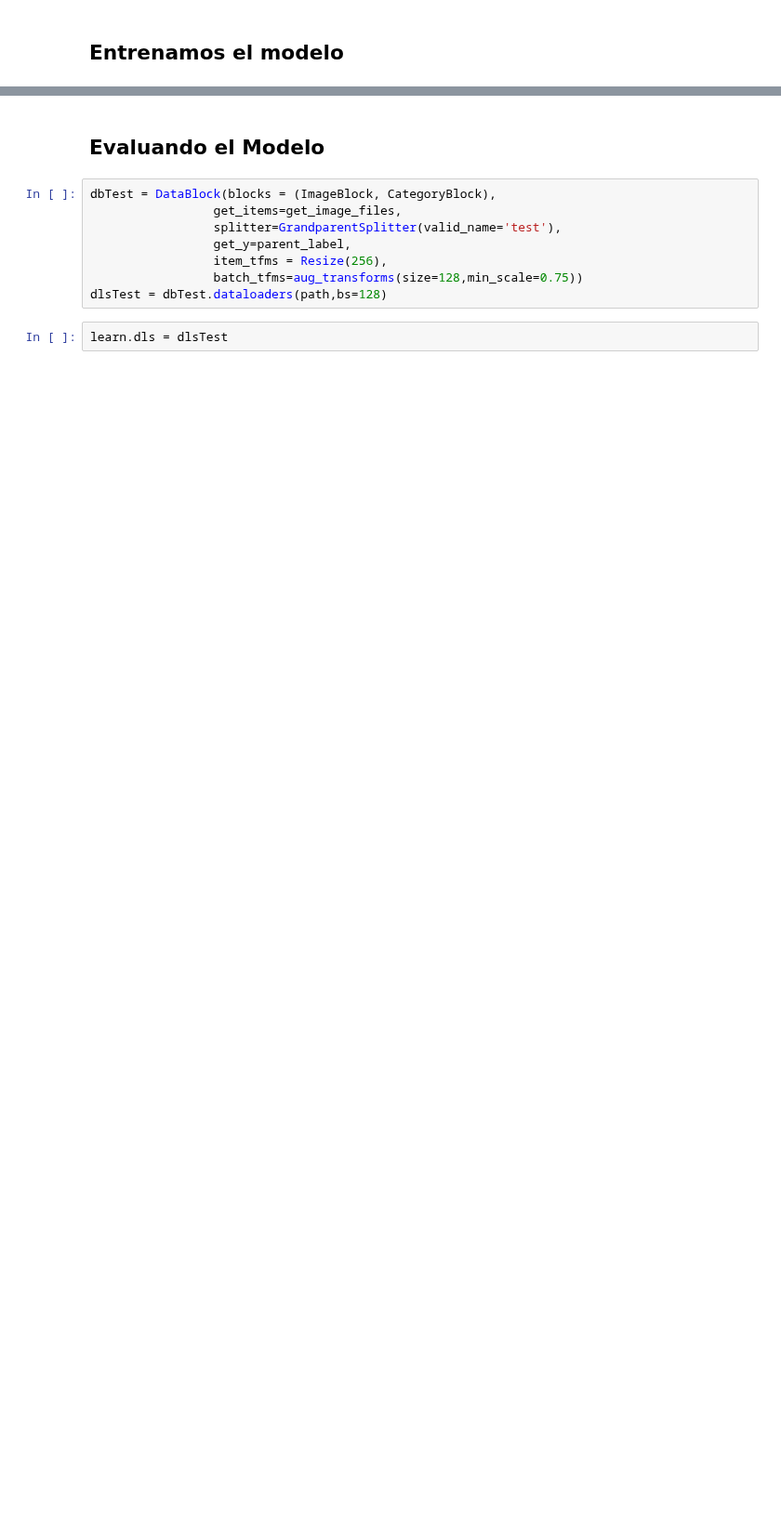
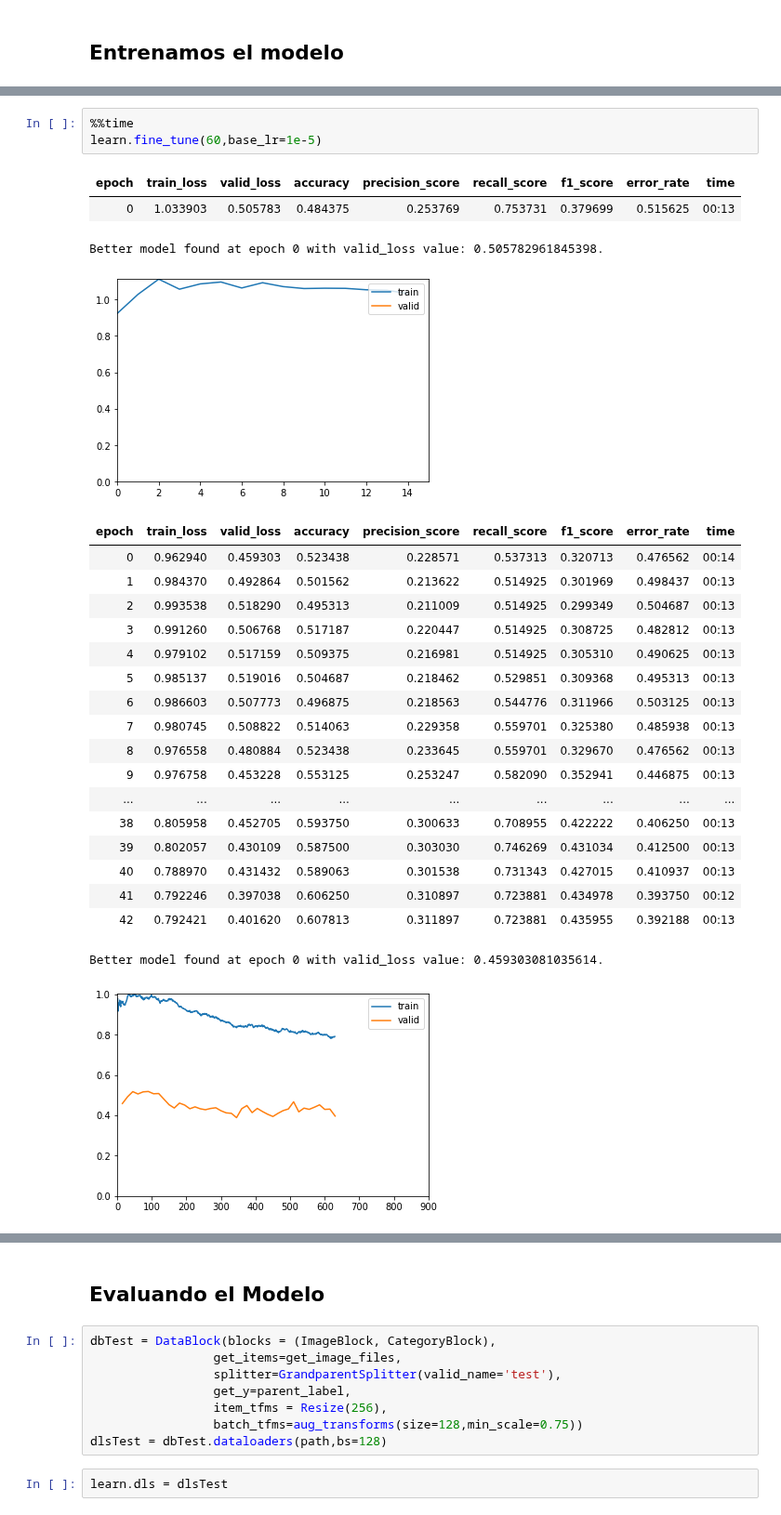
Before and after one commit to dirudiez/TFM_DiegoRudiez, a Jupyter notebook: Binario_FL_efficientnet_b3.ipynb, the cells around one changed output, grey strips where cells are left out. Shown at 93% size. Drawn from its saved outputs; the diff is of its cells as text; blank space fills up the shorter version.

```diff
--- a/Binario_FL_efficientnet_b3.ipynb
+++ b/Binario_FL_efficientnet_b3.ipynb
@@ -179,0 +131,27 @@ No improvement since epoch 24: early stopping
+# %%
+%%time
+learn.fine_tune(60,base_lr=1e-5)
+# %% [output]
+| epoch | train_loss | valid_loss | accuracy | precision_score | recall_score | f1_score | error_rate | time |
+| 0 | 1.033903 | 0.505783 | 0.484375 | 0.253769 | 0.753731 | 0.379699 | 0.515625 | 00:13 |
+Better model found at epoch 0 with valid_loss value: 0.505782961845398.
+[figure, added]
+| epoch | train_loss | valid_loss | accuracy | precision_score | recall_score | f1_score | error_rate | time |
+| 0 | 0.962940 | 0.459303 | 0.523438 | 0.228571 | 0.537313 | 0.320713 | 0.476562 | 00:14 |
+| 1 | 0.984370 | 0.492864 | 0.501562 | 0.213622 | 0.514925 | 0.301969 | 0.498437 | 00:13 |
+| 2 | 0.993538 | 0.518290 | 0.495313 | 0.211009 | 0.514925 | 0.299349 | 0.504687 | 00:13 |
+| 3 | 0.991260 | 0.506768 | 0.517187 | 0.220447 | 0.514925 | 0.308725 | 0.482812 | 00:13 |
+| 4 | 0.979102 | 0.517159 | 0.509375 | 0.216981 | 0.514925 | 0.305310 | 0.490625 | 00:13 |
+| 5 | 0.985137 | 0.519016 | 0.504687 | 0.218462 | 0.529851 | 0.309368 | 0.495313 | 00:13 |
+| 6 | 0.986603 | 0.507773 | 0.496875 | 0.218563 | 0.544776 | 0.311966 | 0.503125 | 00:13 |
+| 7 | 0.980745 | 0.508822 | 0.514063 | 0.229358 | 0.559701 | 0.325380 | 0.485938 | 00:13 |
+| 8 | 0.976558 | 0.480884 | 0.523438 | 0.233645 | 0.559701 | 0.329670 | 0.476562 | 00:13 |
+| 9 | 0.976758 | 0.453228 | 0.553125 | 0.253247 | 0.582090 | 0.352941 | 0.446875 | 00:13 |
+| ... | ... | ... | ... | ... | ... | ... | ... | ... |
+| 38 | 0.805958 | 0.452705 | 0.593750 | 0.300633 | 0.708955 | 0.422222 | 0.406250 | 00:13 |
+| 39 | 0.802057 | 0.430109 | 0.587500 | 0.303030 | 0.746269 | 0.431034 | 0.412500 | 00:13 |
+| 40 | 0.788970 | 0.431432 | 0.589063 | 0.301538 | 0.731343 | 0.427015 | 0.410937 | 00:13 |
+| 41 | 0.792246 | 0.397038 | 0.606250 | 0.310897 | 0.723881 | 0.434978 | 0.393750 | 00:12 |
+| 42 | 0.792421 | 0.401620 | 0.607813 | 0.311897 | 0.723881 | 0.435955 | 0.392188 | 00:13 |
+Better model found at epoch 0 with valid_loss value: 0.459303081035614.
+[figure, added]
```
Also changed, not shown: parts of 14 cells of this notebook.
